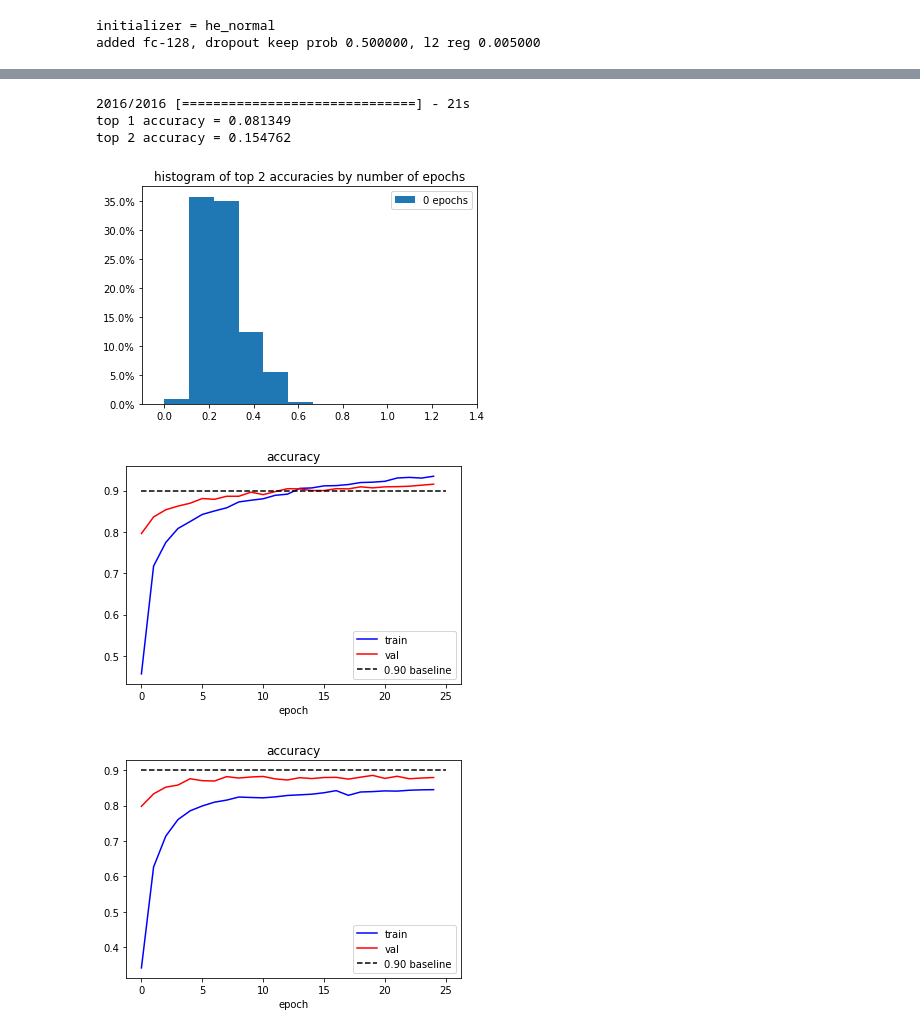
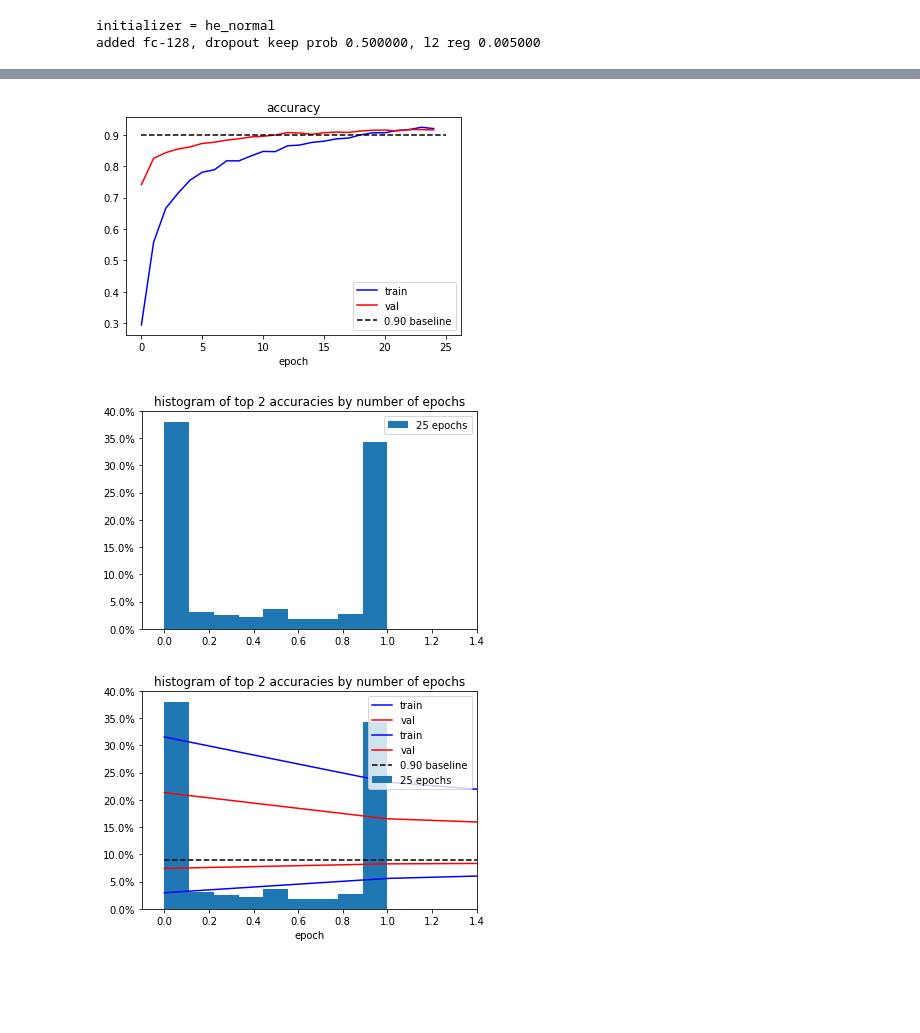
Before and after one commit to vuhonganh/transfer_learning, a Jupyter notebook: test_models.ipynb, the cells around one changed output, grey strips where cells are left out. Cells and saved outputs as stored; diff of their text form; code cells hidden in the pictures; blank space fills up the shorter version.

```diff
--- a/test_models.ipynb
+++ b/test_models.ipynb
@@ -61,6 +86,9 @@ top 2 accuracy = 0.971991
 # %%
-m512_128.fit(x_train, y_train, x_val, y_val)
+m512_128.fit(x_train, y_train, x_val, y_val, bs=96)
 m512_128.evaluate(x_test, y_test)
+m512_128.plot_acc()
+m512_128.plot_histograms()
+m512_128.save_model()
 # %% [output]
 Train on 8064 samples, validate on 2016 samples
 Epoch 1/25
@@ -82,21 +110,6 @@ top 2 accuracy = 0.954398
+[figure, added]
+[figure, added]
+[figure, added]
-# %%
-m128.evaluate(x_val, y_val)
-# %% [output]
-2016/2016 [==============================] - 21s
-top 1 accuracy = 0.081349
-top 2 accuracy = 0.154762
-# %%
-m128.plot_histograms()
-# %% [output]
-[figure, removed]
-# %%
-m512.plot_acc()
-# %% [output]
-[figure, removed]
-# %%
-m512_128.plot_acc()
-# %% [output]
-[figure, removed]
 # %%
 acc_128 = m128.acc['val']
 acc_512 = m512.acc['val']
```
Also changed, not shown: parts of 7 cells of this notebook.
